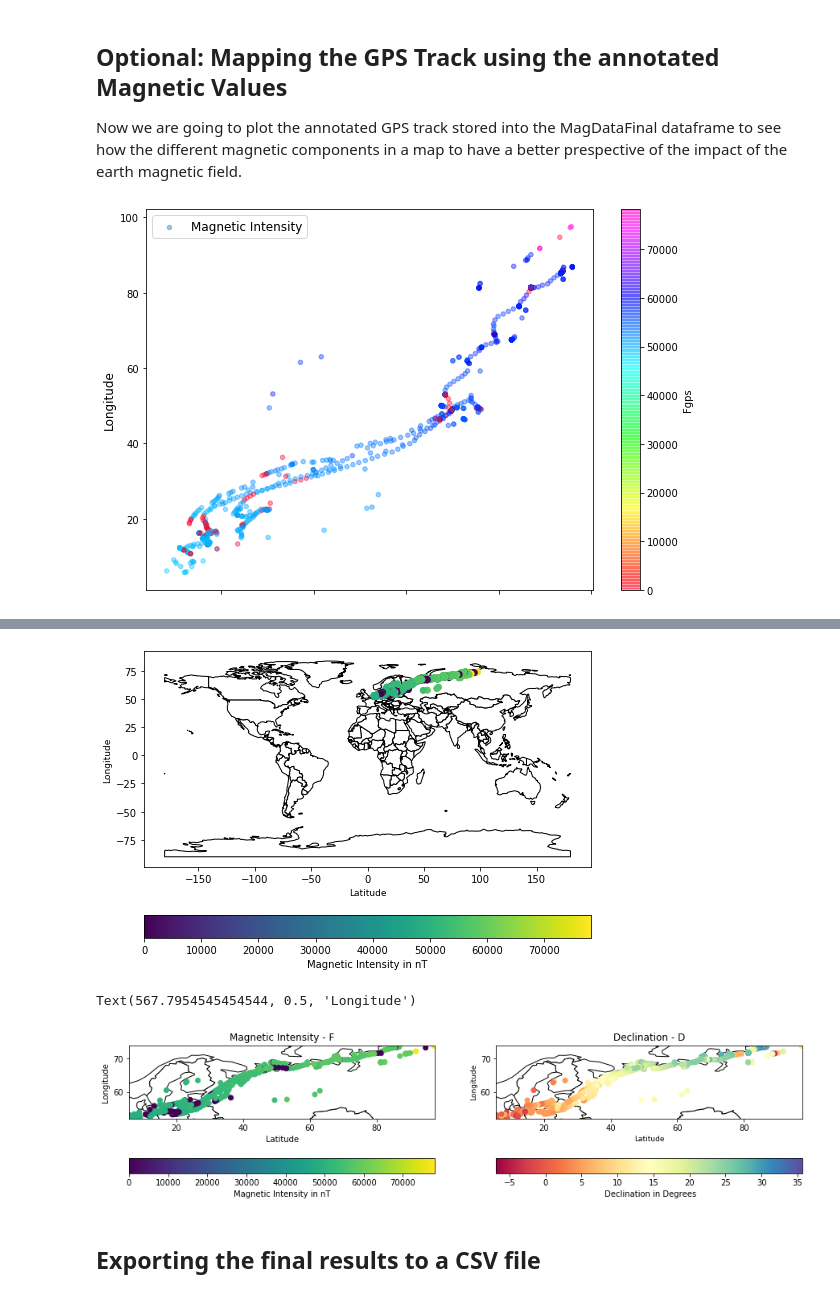
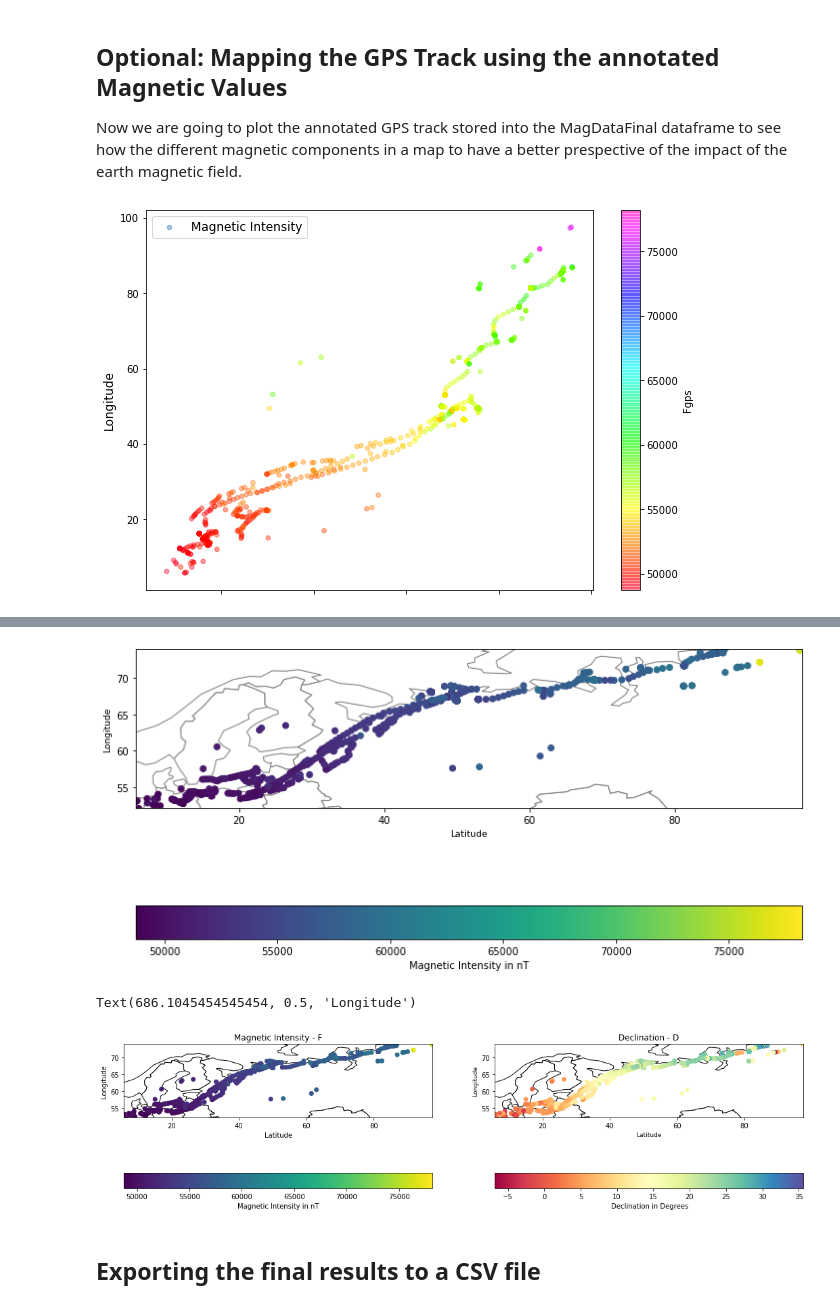
Before and after one commit to MagGeo/MagGeo, a Jupyter notebook: MagGeo_Sequential.ipynb, the cells around one changed output, grey strips where cells are left out. Drawn from its saved outputs; the diff is of its cells as text; code cells hidden in the pictures.

```diff
--- a/MagGeo_Sequential.ipynb
+++ b/MagGeo_Sequential.ipynb
@@ -711,7 +711,9 @@ Now we are going to plot the annotated GPS track stored into the MagDataFinal da
 # %%
 import matplotlib.pyplot as plt
 
-GeoMagResults.plot(kind="scatter", x="Latitude", y="Longitude",
+GeoMagResultsNoZero = GeoMagResults[(GeoMagResults[['TotalPoints']] != 0).all(axis=1)]
+
+GeoMagResultsNoZero.plot(kind="scatter", x="Latitude", y="Longitude",
     label="Magnetic Intensity",
     c="Fgps", cmap=plt.get_cmap("gist_rainbow"),
     colorbar=True, alpha=0.4, figsize=(10,7)
@@ -723,11 +725,11 @@ plt.xlabel("Latitude", fontsize=12)
 plt.legend(fontsize=12)
 plt.show()
 # %% [output]
-[figure, old version]
+[figure, new version]
 # %%
 import geopandas
 import geoplot
-gdf = geopandas.GeoDataFrame(GeoMagResults, geometry=geopandas.points_from_xy(GeoMagResults.Longitude, GeoMagResults.Latitude))
+gdf = geopandas.GeoDataFrame(GeoMagResultsNoZero, geometry=geopandas.points_from_xy(GeoMagResultsNoZero.Longitude, GeoMagResultsNoZero.Latitude))
 gdf.head()
 # %% [output]
 |  | Latitude | Longitude | DateTime | Fgps | N | E | C | H | D | I | ... |
@@ -738,21 +740,24 @@ gdf.head()
 | 4 | 70.685450 | 67.548317 | 2014-09-08 07:14:00 | 58045.814714 | 6704.986598 | 3235.572391 | 57566.403672 | 7444.848822 | 25.760195 | 82.631051 | ... |
 # %%
 world = geopandas.read_file(geopandas.datasets.get_path('naturalearth_lowres'))
-# We restrict to South America.
-ax = world.plot(color='white', edgecolor='black', figsize = (8,6))
 
-# We can now plot our ``GeoDataFrame``.
+ax = world.plot(color='white', edgecolor='gray', figsize = (12,12))
+
+minx, miny, maxx, maxy = gdf.total_bounds
+ax.set_xlim(minx, maxx)
+ax.set_ylim(miny, maxy)
+
 gdf.plot(ax=ax, column='Fgps', legend=True,
          legend_kwds={'label': "Magnetic Intensity in nT",
                       'orientation': "horizontal"})
 plt.ylabel("Longitude", fontsize=9)
 plt.xlabel("Latitude", fontsize=9)
 
 plt.show()
 # %% [output]
-[figure, old version]
+[figure, new version]
 # %%
-fig, (ax1, ax2) = plt.subplots(ncols=2, figsize = (15,6))
+fig, (ax1, ax2) = plt.subplots(ncols=2, figsize = (18,10))
 
 ax1 = world.plot(ax=ax1, color='white', edgecolor='black')
 xlim = ([gdf.total_bounds[0],  gdf.total_bounds[2]])
@@ -786,8 +791,8 @@ ax2.set_title('Declination - D')
 ax2.set_xlabel('Latitude')
 ax2.set_ylabel('Longitude')
 # %% [output]
-Text(567.7954545454544, 0.5, 'Longitude')
+Text(686.1045454545454, 0.5, 'Longitude')
-[figure, old version]
+[figure, new version]
 # %% [markdown]
 ## Exporting the final results to a CSV file
 # %%
```
